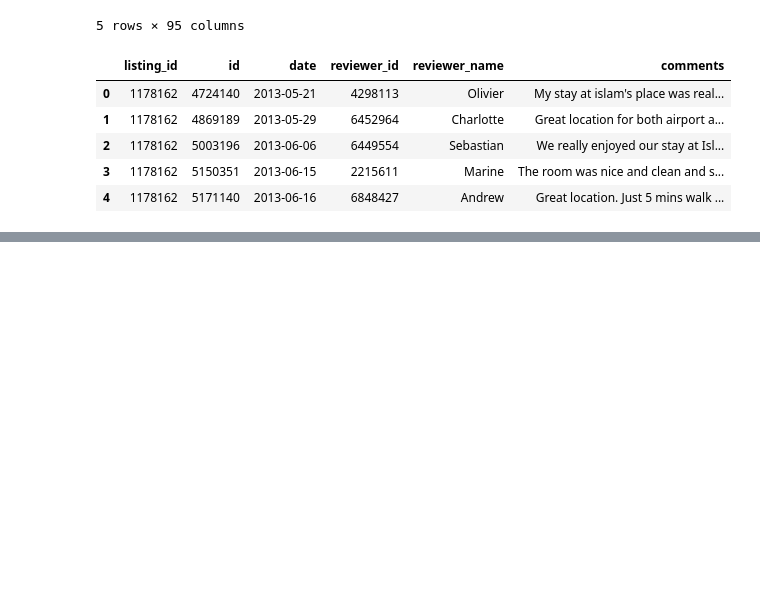
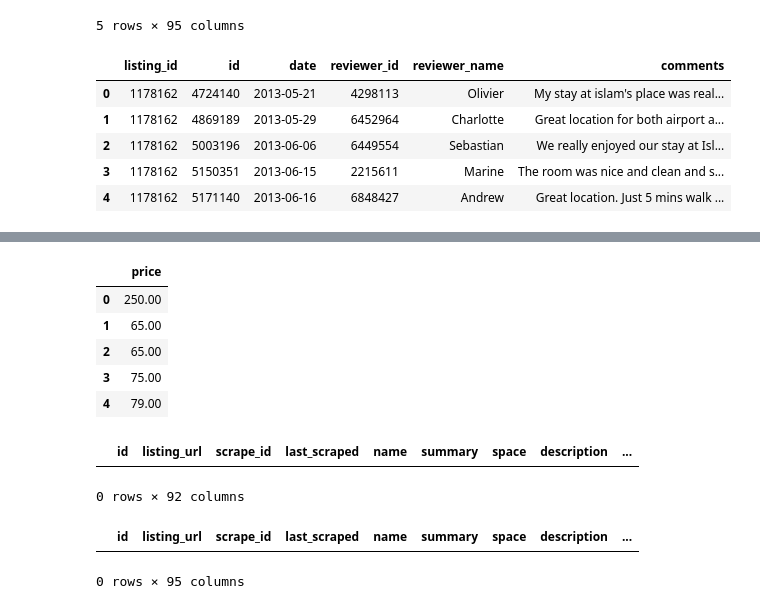
Before and after one commit to jyothishkjames/Seattle-Boston-Airbnb-Data-Analysis, a Jupyter notebook: data_prepration.ipynb, the cells around one changed output, grey strips where cells are left out. Cells and saved outputs as stored; diff of their text form; code cells hidden in the pictures; blank space fills up the shorter version.

```diff
--- a/data_prepration.ipynb
+++ b/data_prepration.ipynb
@@ -48,9 +38,9 @@ reviews_df.head()
 # %%
-calander_df = pd.read_csv('./dataset/boston/calendar.csv')
-listings_df = pd.read_csv('./dataset/boston/listings.csv')
-reviews_df = pd.read_csv('./dataset/boston/reviews.csv')
+boston_calander_df = pd.read_csv('./dataset/boston/calendar.csv')
+boston_listings_df = pd.read_csv('./dataset/boston/listings.csv')
+boston_reviews_df = pd.read_csv('./dataset/boston/reviews.csv')
 
-calander_df.head()
+boston_calander_df.head()
 # %% [output]
 |  | listing_id | date | available | price |
 | 0 | 12147973 | 2017-09-05 | f | NaN |
@@ -93,0 +101,21 @@ reviews_df.head()
+# %%
+boston_listings_df[['price']].head()
+# %% [output]
+|  | price |
+| 0 | 250.00 |
+| 1 | 65.00 |
+| 2 | 65.00 |
+| 3 | 75.00 |
+| 4 | 79.00 |
+# %%
+#Check for null values in Seattle Price
+seattle_listings_df[seattle_listings_df['price'].isna() == True]
+# %% [output]
+|  | id | listing_url | scrape_id | last_scraped | name | summary | space | description | ... |
+0 rows × 92 columns
+# %%
+#Check for null values in Boston Price
+boston_listings_df[boston_listings_df['price'].isna() == True]
+# %% [output]
+|  | id | listing_url | scrape_id | last_scraped | name | summary | space | description | ... |
+0 rows × 95 columns
```
Also changed, not shown: parts of 9 cells of this notebook.
